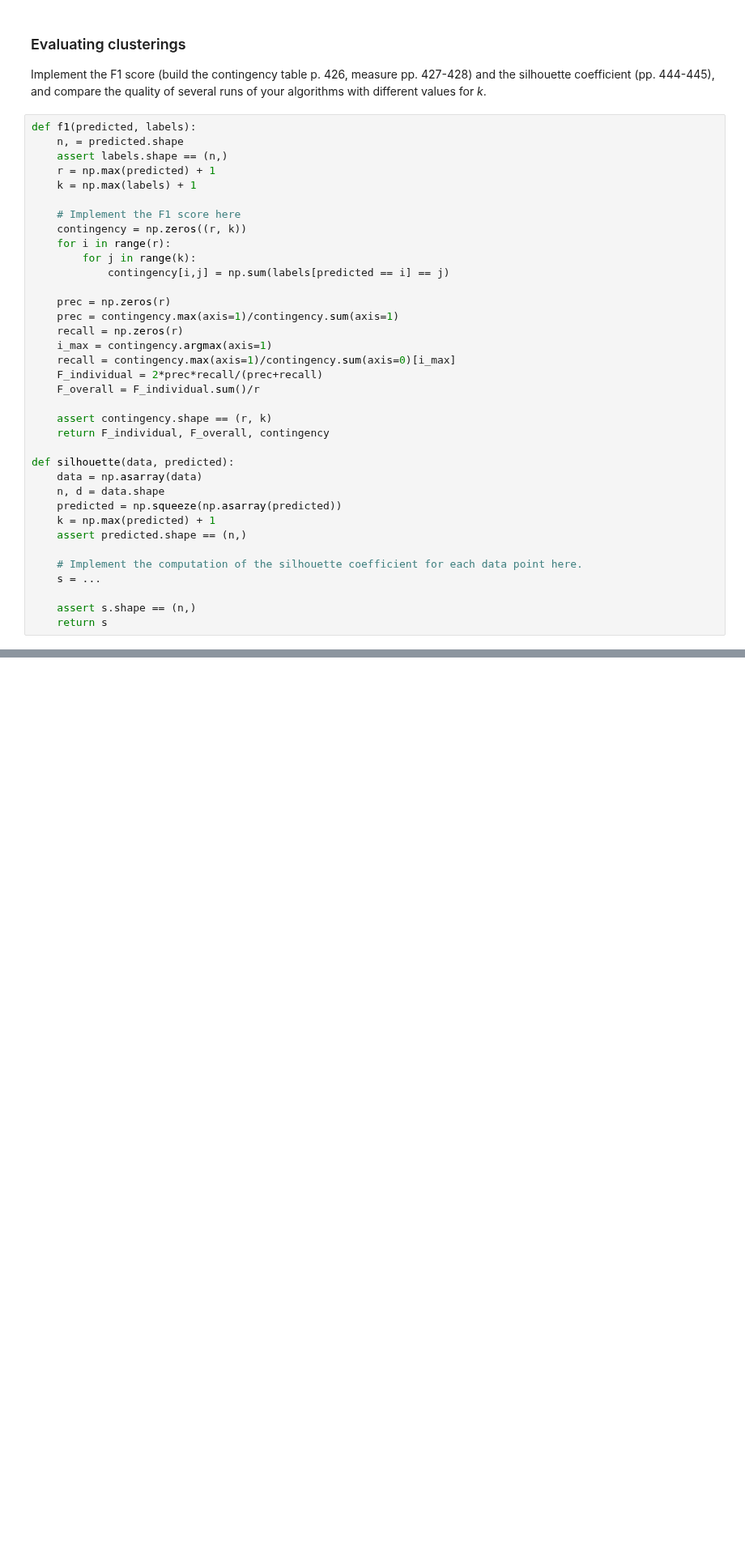
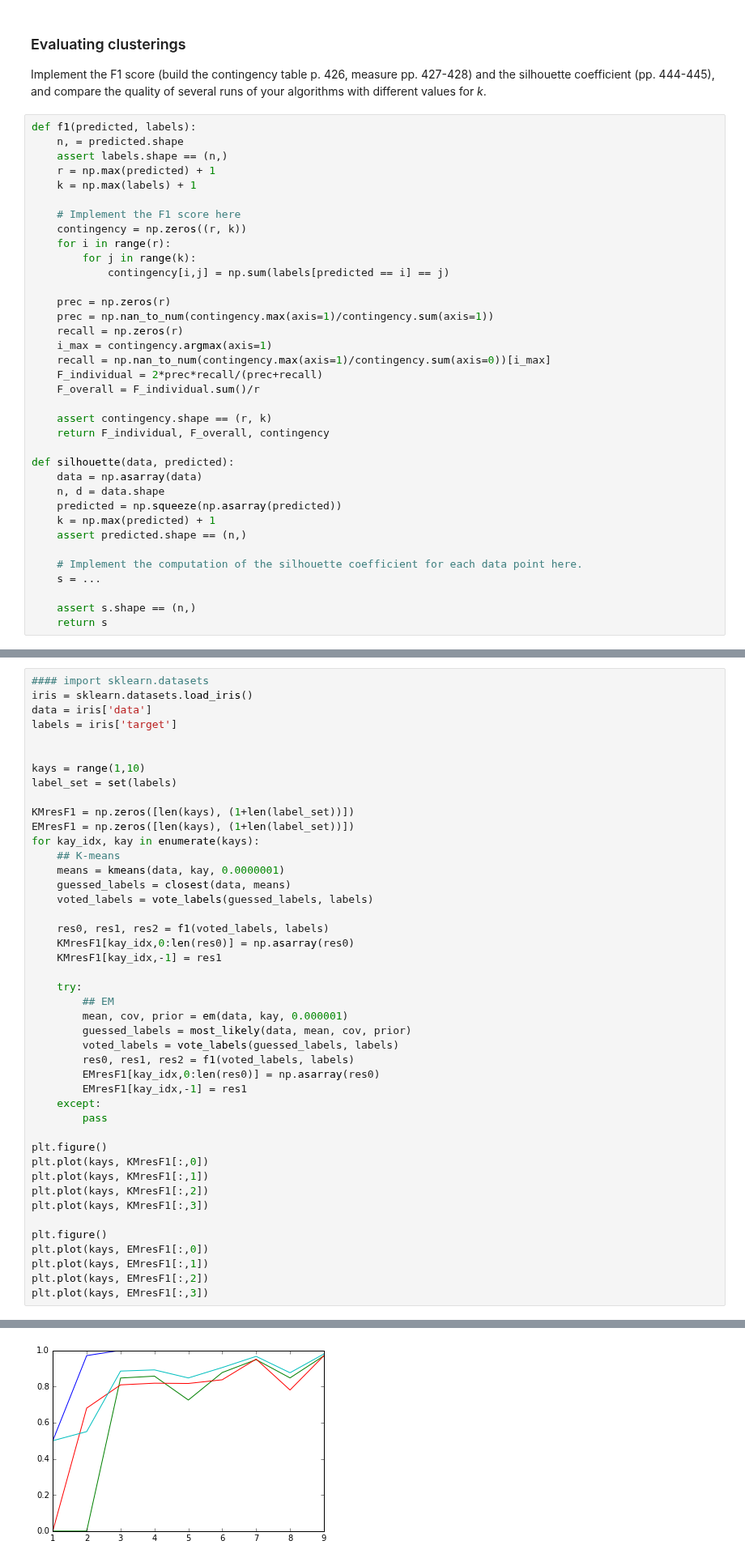
Before and after one commit to Malakith/dMachineLearning, a Jupyter notebook: handin4/HandIn4.ipynb, the cells around one changed output, grey strips where cells are left out. Shown at 81% size. Cells and saved outputs as stored; diff of their text form; blank space fills up the shorter version.

```diff
--- a/handin4/HandIn4.ipynb
+++ b/handin4/HandIn4.ipynb
@@ -438,10 +419,10 @@ def f1(predicted, labels):
             contingency[i,j] = np.sum(labels[predicted == i] == j)
 
     prec = np.zeros(r)
-    prec = contingency.max(axis=1)/contingency.sum(axis=1)
+    prec = np.nan_to_num(contingency.max(axis=1)/contingency.sum(axis=1))
     recall = np.zeros(r)
     i_max = contingency.argmax(axis=1)
-    recall = contingency.max(axis=1)/contingency.sum(axis=0)[i_max]
+    recall = np.nan_to_num(contingency.max(axis=1)/contingency.sum(axis=0))[i_max]
     F_individual = 2*prec*recall/(prec+recall)
     F_overall = F_individual.sum()/r
 
@@ -470,0 +444,45 @@ f1(voted_labels, labels)
+# %%
+#### import sklearn.datasets
+iris = sklearn.datasets.load_iris()
+data = iris['data']
+labels = iris['target']
+
+
+kays = range(1,10)
+label_set = set(labels)
+
+KMresF1 = np.zeros([len(kays), (1+len(label_set))])
+EMresF1 = np.zeros([len(kays), (1+len(label_set))])
+for kay_idx, kay in enumerate(kays):
+    ## K-means
+    means = kmeans(data, kay, 0.0000001)
+    guessed_labels = closest(data, means)
+    voted_labels = vote_labels(guessed_labels, labels)
+
+    res0, res1, res2 = f1(voted_labels, labels)
+    KMresF1[kay_idx,0:len(res0)] = np.asarray(res0)
+    KMresF1[kay_idx,-1] = res1
+
+    try:
+        ## EM
+        mean, cov, prior = em(data, kay, 0.000001)
+        guessed_labels = most_likely(data, mean, cov, prior)
+        voted_labels = vote_labels(guessed_labels, labels)
+        res0, res1, res2 = f1(voted_labels, labels)
+        EMresF1[kay_idx,0:len(res0)] = np.asarray(res0)
+        EMresF1[kay_idx,-1] = res1
+    except:
+        pass
+
+plt.figure()
+plt.plot(kays, KMresF1[:,0])
+plt.plot(kays, KMresF1[:,1])
+plt.plot(kays, KMresF1[:,2])
+plt.plot(kays, KMresF1[:,3])
+
+plt.figure()
+plt.plot(kays, EMresF1[:,0])
+plt.plot(kays, EMresF1[:,1])
+plt.plot(kays, EMresF1[:,2])
+plt.plot(kays, EMresF1[:,3])
+# %% [output]
@@ -470,0 +496 @@ f1(voted_labels, labels)
+[figure, added]
```
Also changed, not shown: parts of 13 cells of this notebook.
